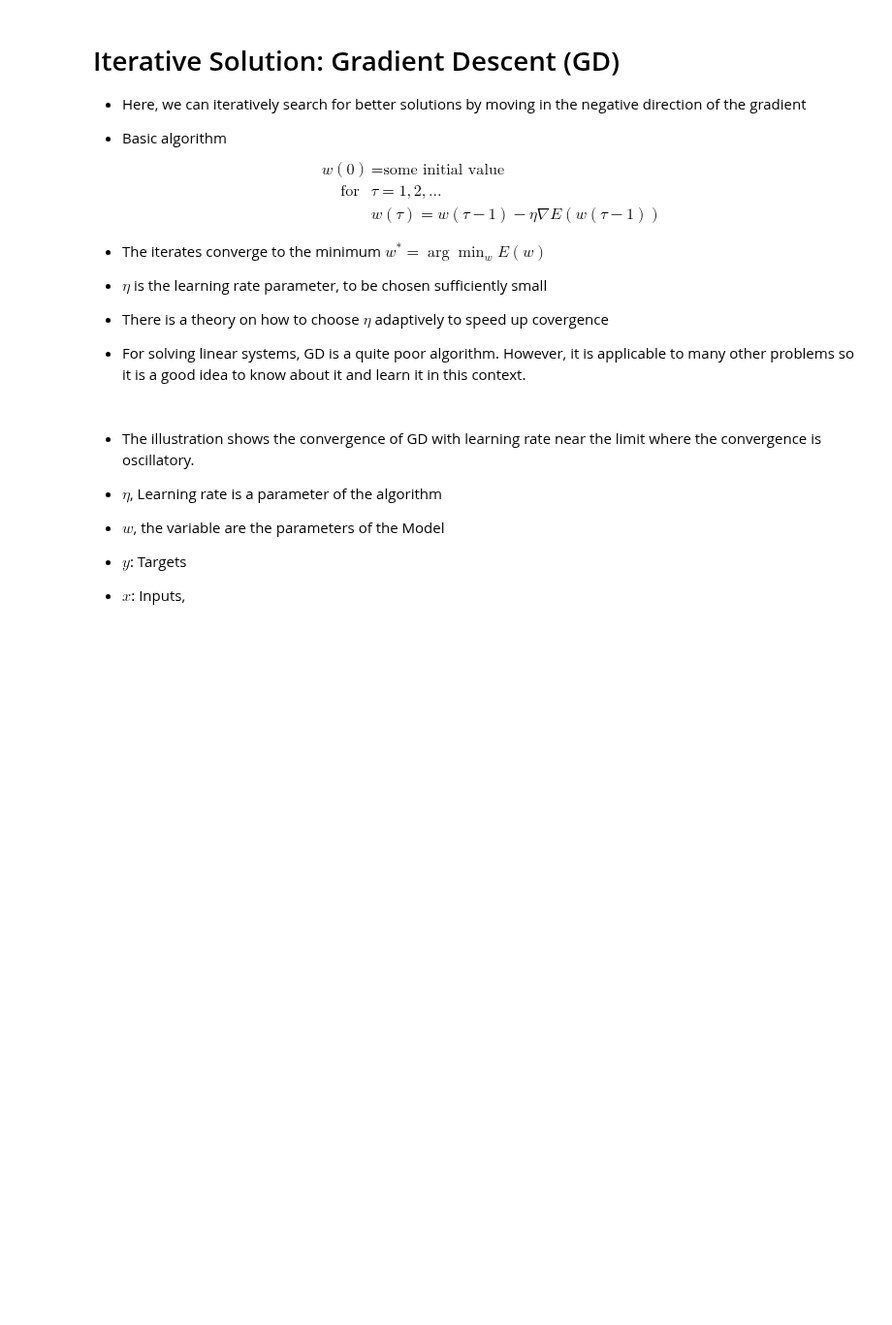
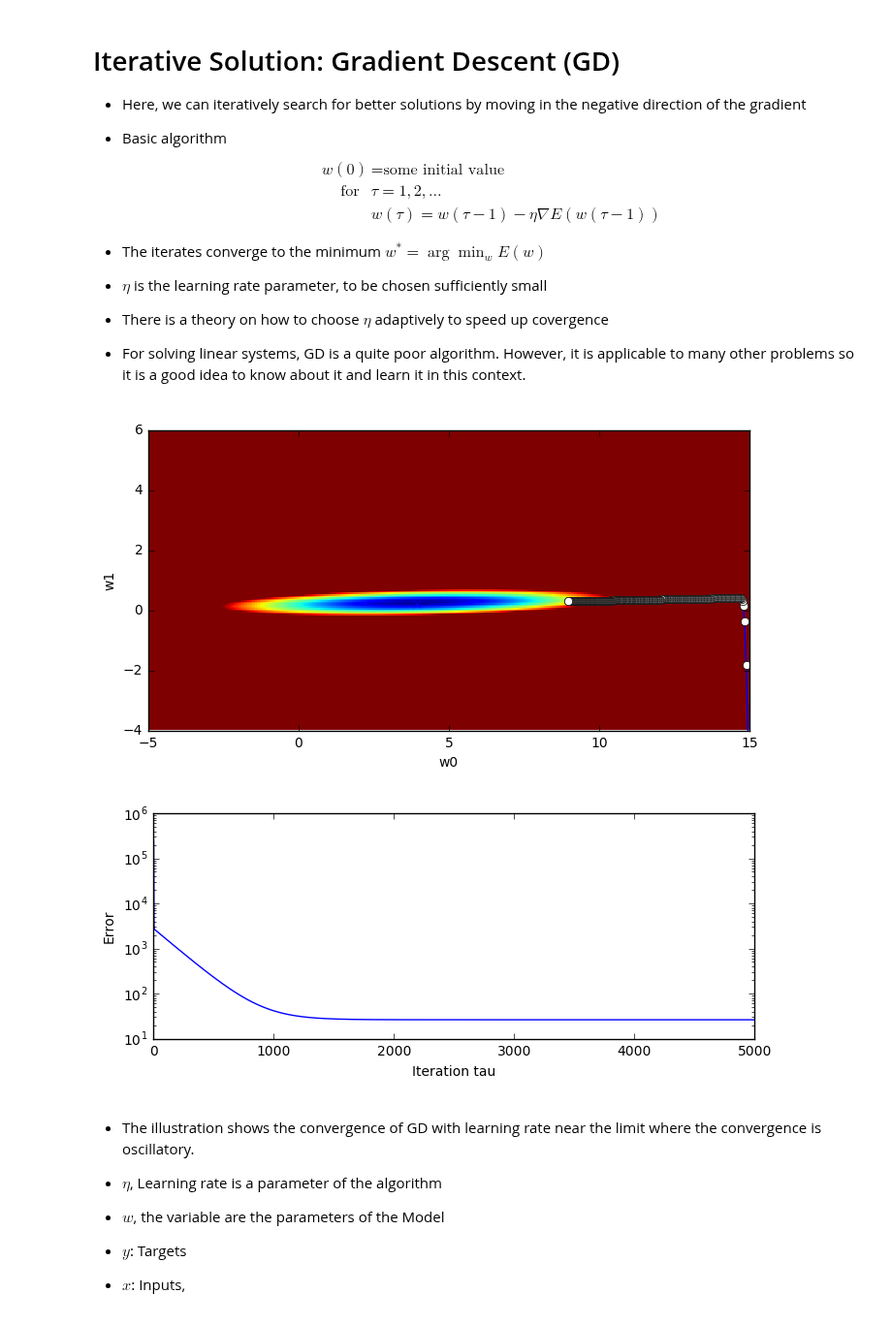
Before and after one commit to atcemgil/notes, a Jupyter notebook: Regression.ipynb, the cells around one changed output. Shown at 97% size. Saved outputs shown, nothing was run; the diff lists cells and outputs as text; code cells hidden in the pictures; blank space fills up the shorter version.

```diff
--- a/Regression.ipynb
+++ b/Regression.ipynb
@@ -416,7 +421,7 @@ EPOCH = 5000
 
 # Learning rate: The following is the largest possible fixed rate for this problem
 #eta = 0.0001696
-eta = 0.0001696
+eta = 0.00005696
 
 Error = np.zeros((EPOCH))
 W = np.zeros((2,EPOCH))
@@ -428,33 +433,36 @@ for tau in range(EPOCH):
     # Store the intermediate results
     W[0,tau] = w[0]
     W[1,tau] = w[1]
     Error[tau] = (e.T*e)/2
 
     # Compute the gradient descent step
     g = -A.T*e
     w = w - eta*g
     #print(w.T)
 
 w_star = w
 plt.figure(figsize=(8,8))
 plt.imshow(ErrSurf, interpolation='nearest',
            vmin=0, vmax=1000,origin='lower',
            extent=(left,right,bottom,top))
 plt.xlabel('w0')
 plt.ylabel('w1')
 
 ln = plt.Line2D(W[0,:300:1], W[1,:300:1], marker='o',markerfacecolor='w')
 plt.gca().add_line(ln)
 
 ln = plt.Line2D(w_star[0], w_star[1], marker='x',markerfacecolor='w')
 plt.gca().add_line(ln)
 plt.show()
 
 plt.figure(figsize=(8,3))
 plt.semilogy(Error)
 plt.xlabel('Iteration tau')
 plt.ylabel('Error')
 plt.show()
+# %% [output]
+[figure, added]
+[figure, added]
 # %% [markdown]
 * The illustration shows the convergence of GD with learning rate near the limit where the convergence is oscillatory.
 
```
Also changed, not shown: parts of 6 cells of this notebook, 2 other files.
